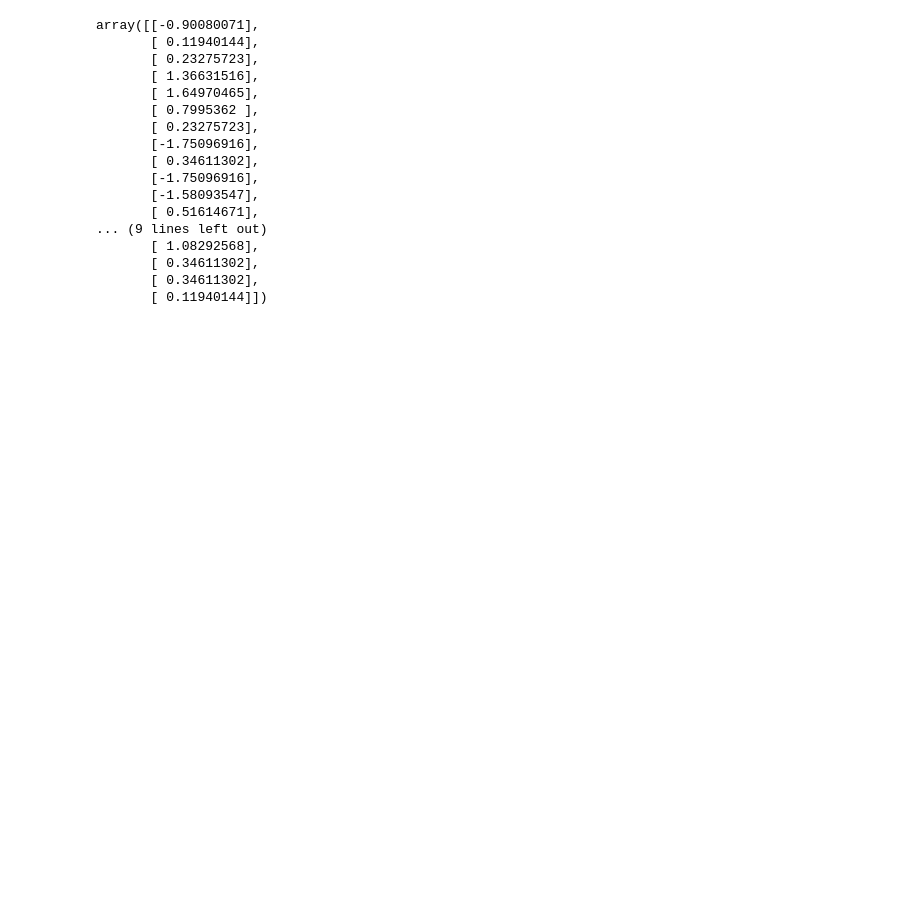
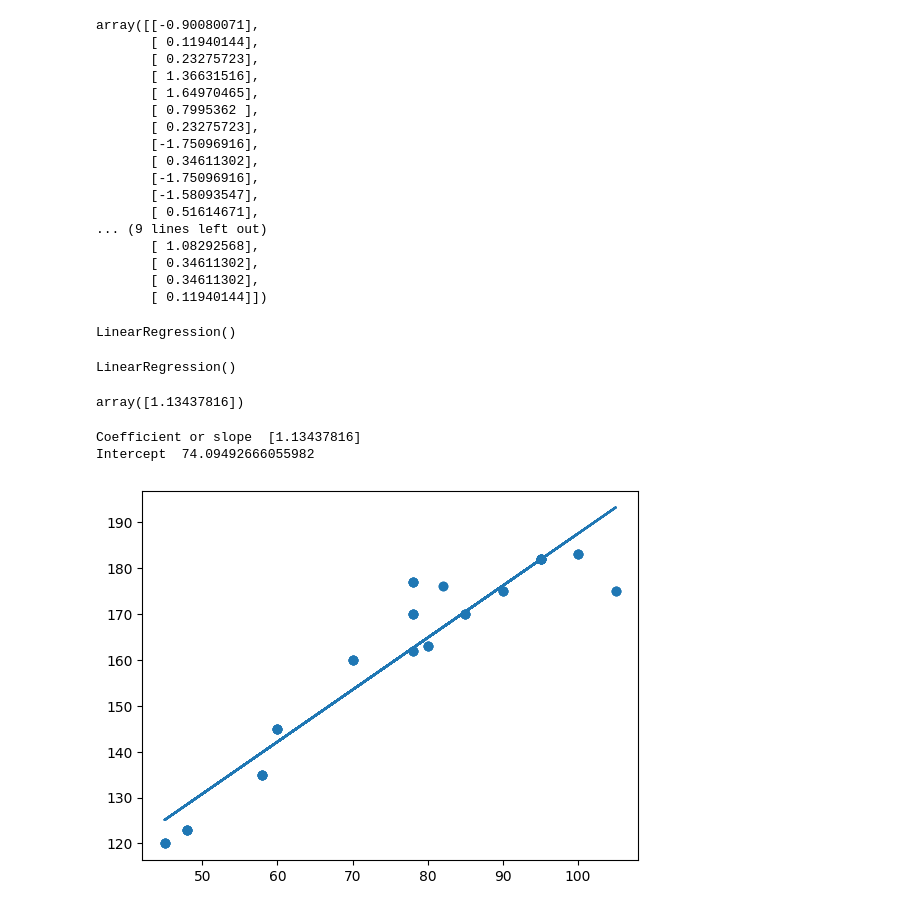
Before and after one commit to SoubhLance/ML--Practice, a Jupyter notebook: Python/StartML/basic.ipynb, the cells around one changed output. Saved outputs shown, nothing was run; the diff lists cells and outputs as text; code cells hidden in the pictures; blank space fills up the shorter version.

Commit message:
Linear Regression

```diff
--- a/Python/StartML/basic.ipynb
+++ b/Python/StartML/basic.ipynb
@@ -127,4 +127,29 @@ array([[-0.90080071],
 ## Applying Linear Regression
 from sklearn.linear_model import LinearRegression
 # %%
-regression=
+regression = LinearRegression()
+# %%
+regression.fit(X_train,y_train)
+# %% [output]
+LinearRegression()
+# %%
+print(regression)
+# %% [output]
+LinearRegression()
+# %%
+regression.coef_
+# %% [output]
+array([1.13437816])
+# %%
+print("Coefficient or slope ",regression.coef_)
+print("Intercept ",regression.intercept_)
+# %% [output]
+Coefficient or slope  [1.13437816]
+Intercept  74.09492666055982
+# %%
+##plot best fit line
+plt.scatter(X_train,y_train)
+plt.plot(X_train,regression.predict(X_train))
+plt.show()
+# %% [output]
+[figure, added]
```
Also changed, not shown: parts of 1 cell of this notebook.
